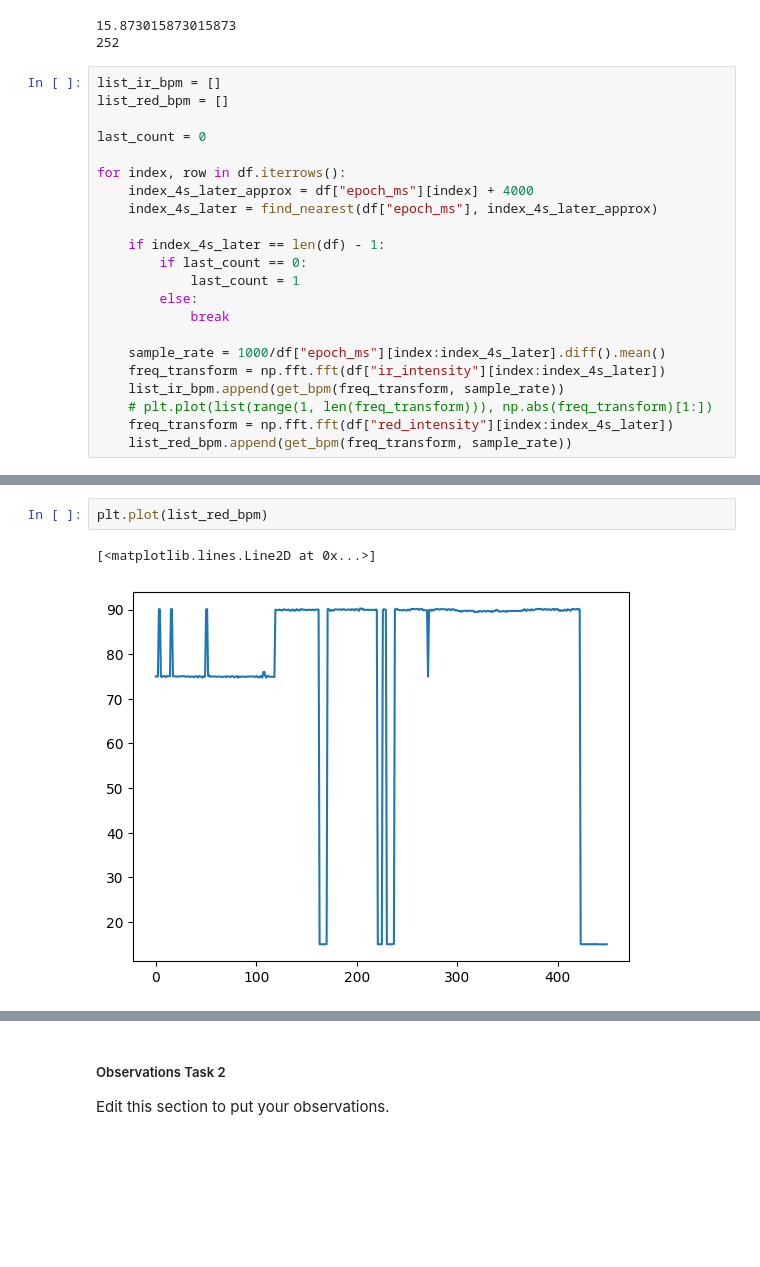
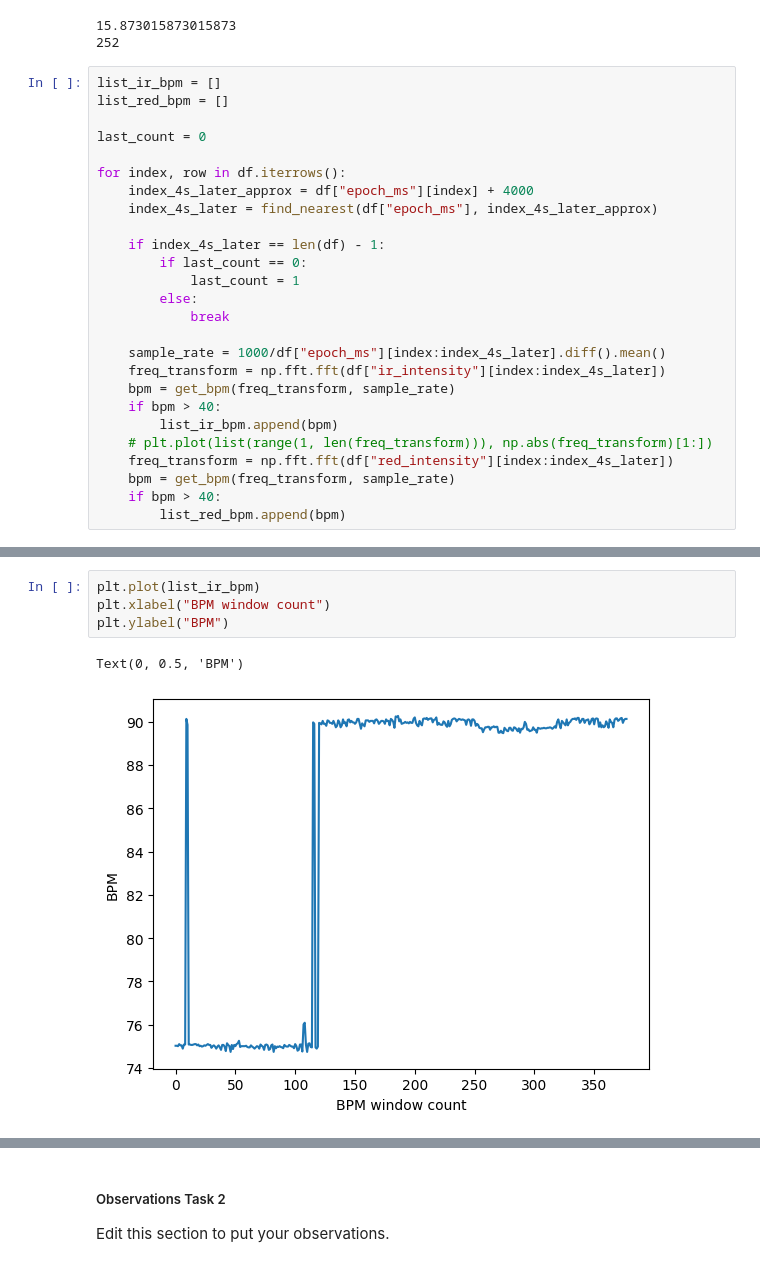
Before and after one commit to siddhanthramani/iitm_sensing_systems_for_iot, a Jupyter notebook: Homework 2/CS23Z007_CS6650H23/homework_2.ipynb, the cells around one changed output, grey strips where cells are left out. Saved outputs shown, nothing was run; the diff lists cells and outputs as text; blank space fills up the shorter version.

```diff
--- a/Homework 2/CS23Z007_CS6650H23/homework_2.ipynb
+++ b/Homework 2/CS23Z007_CS6650H23/homework_2.ipynb
@@ -264,7 +264,11 @@ for index, row in df.iterrows():
 
     sample_rate = 1000/df["epoch_ms"][index:index_4s_later].diff().mean()
     freq_transform = np.fft.fft(df["ir_intensity"][index:index_4s_later])
-    list_ir_bpm.append(get_bpm(freq_transform, sample_rate))
+    bpm = get_bpm(freq_transform, sample_rate)
+    if bpm > 40:
+        list_ir_bpm.append(bpm)
     # plt.plot(list(range(1, len(freq_transform))), np.abs(freq_transform)[1:])
     freq_transform = np.fft.fft(df["red_intensity"][index:index_4s_later])
-    list_red_bpm.append(get_bpm(freq_transform, sample_rate))
+    bpm = get_bpm(freq_transform, sample_rate)
+    if bpm > 40:
+        list_red_bpm.append(bpm)
@@ -276,5 +275,7 @@ plt.plot(list_ir_bpm)
-# %%
-plt.plot(list_red_bpm)
-# %% [output]
-[<matplotlib.lines.Line2D at 0x...>]
-[figure, removed]
+# %%
+plt.plot(list_ir_bpm)
+plt.xlabel("BPM window count")
+plt.ylabel("BPM")
+# %% [output]
+Text(0, 0.5, 'BPM')
+[figure, added]
```
Also changed, not shown: parts of 5 cells of this notebook.
